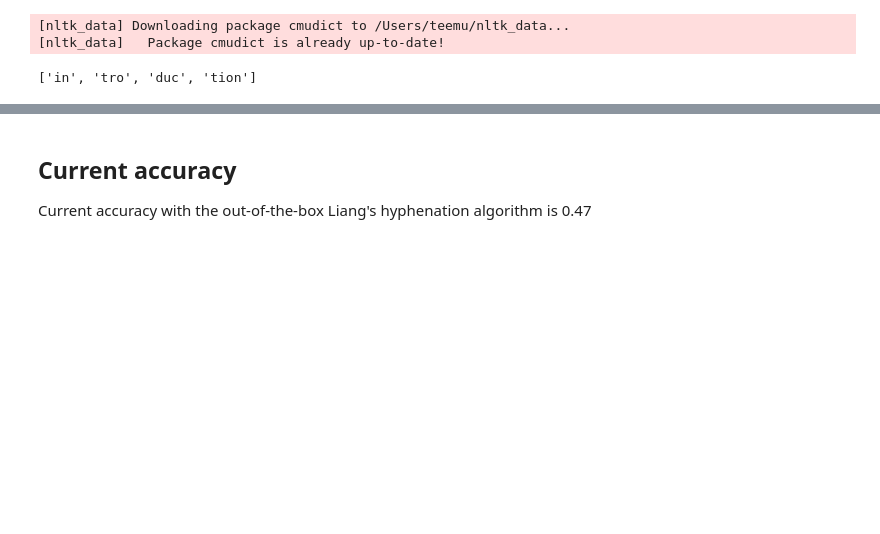
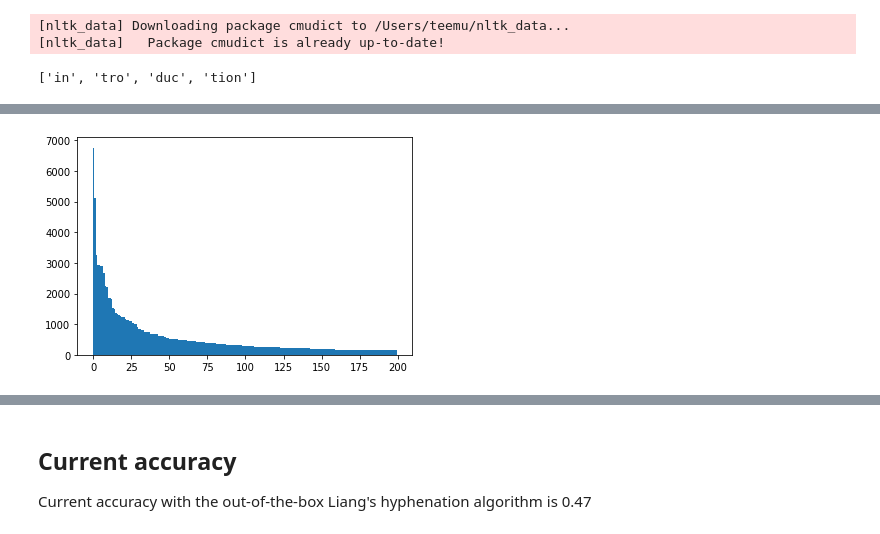
Before and after one commit to TeemuKoivisto/deep-learning-syllabication, a Jupyter notebook: notebooks/nlp-project.ipynb, the cells around one changed output, grey strips where cells are left out. Cells and saved outputs as stored; diff of their text form; code cells hidden in the pictures; blank space fills up the shorter version.

```diff
--- a/notebooks/nlp-project.ipynb
+++ b/notebooks/nlp-project.ipynb
@@ -75,0 +161,13 @@ print(acc)
+# %%
+cnt = Counter()
+h = 'ľ'
+
+def count(x):
+    global cnt
+    if type(x) == float:
+        cnt += Counter([str(x)])
+    else:
+        cnt += Counter(x.lower().split(h))
+
+d = data.head(60000)
+d["syllabication"].apply(count)
@@ -75,0 +207,15 @@ print(acc)
+# %%
+d = {k: v for k, v in sorted(cnt.items(), key=lambda item: item[1], reverse=True)}
+
+labels, values = zip(*d.items())
+
+labels = labels[0:200]
+values = values[0:200]
+# %%
+indexes = np.arange(len(labels))
+width = 1
+
+plt.bar(indexes, values, width)
+plt.show()
+# %% [output]
+[figure, added]
```
Also changed, not shown: parts of 21 cells of this notebook, 1 other file.
